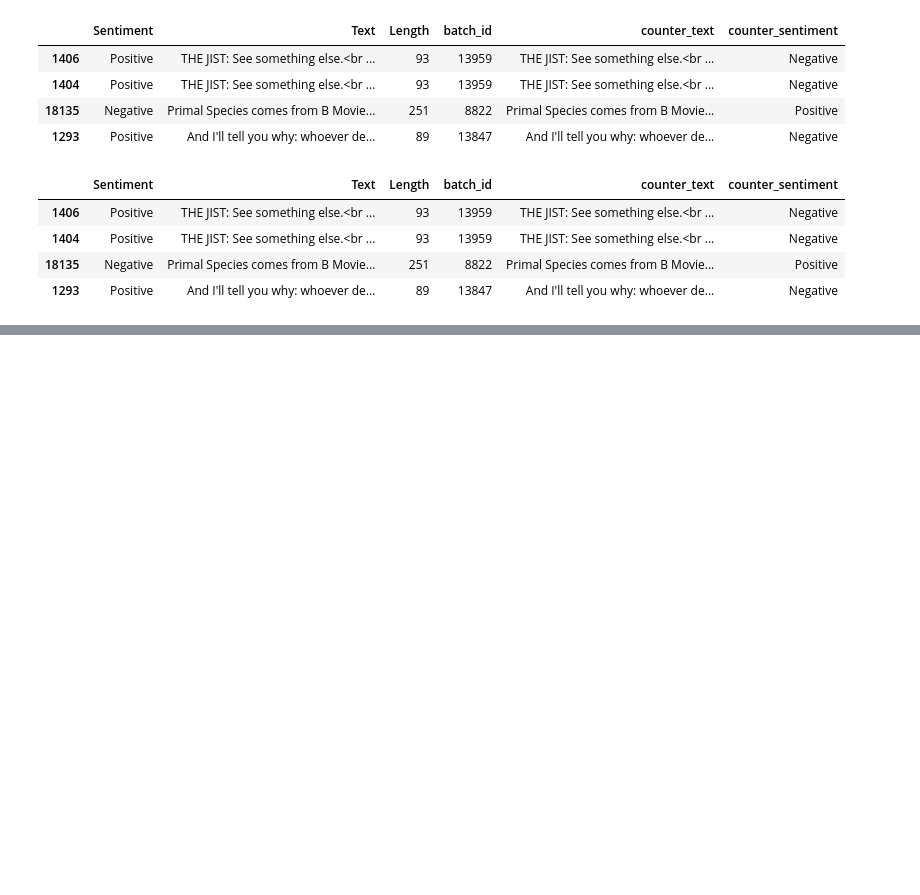
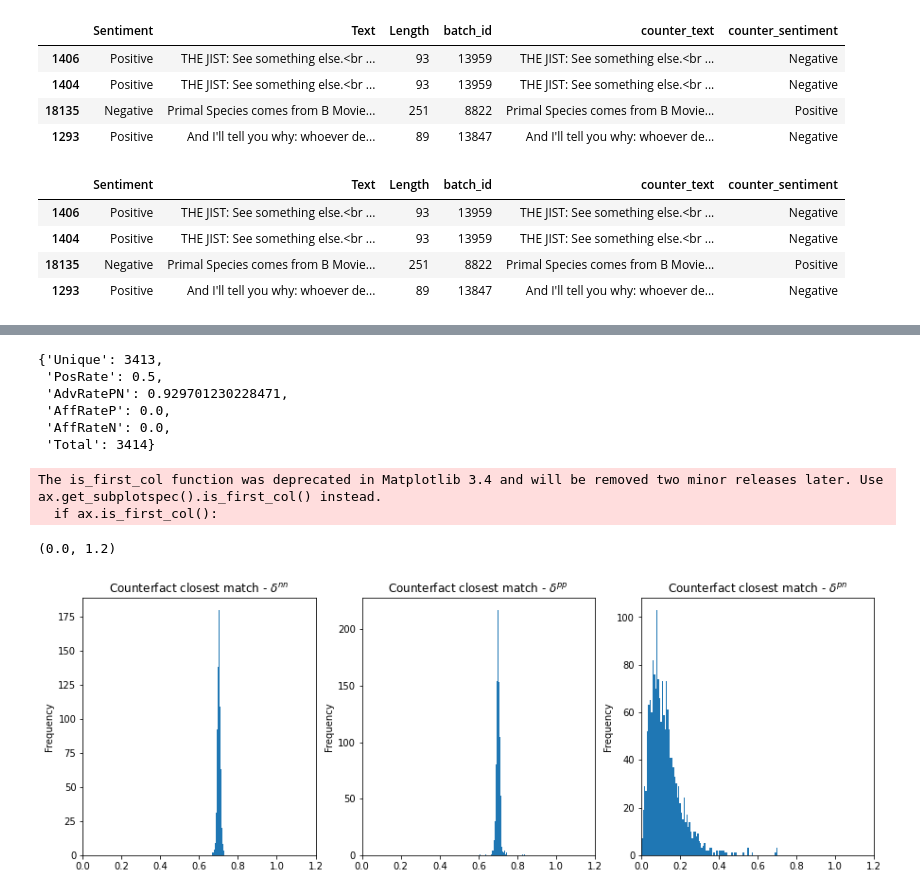
Before and after one commit to elangovana/large-scale-ptm-ppi, a Jupyter notebook: notebooks/counterfactuals_imdb_dataprep.ipynb, the cells around one changed output, grey strips where cells are left out. Saved outputs shown, nothing was run; the diff lists cells and outputs as text; code cells hidden in the pictures; blank space fills up the shorter version.

```diff
--- a/notebooks/counterfactuals_imdb_dataprep.ipynb
+++ b/notebooks/counterfactuals_imdb_dataprep.ipynb
@@ -248,3 +252,7 @@ def get_stats(df, threshold_adv=.25, threshold_aff=.50):
 
 
     return result, debug
+# %%
+%%time
+
+counterfact_stats, counterfact_debug = get_stats(df_counterfacts_train)
@@ -251,3 +271,30 @@ def get_stats(df, threshold_adv=.25, threshold_aff=.50):
+# %%
+counterfact_stats
+# %% [output]
+{'Unique': 3413,
+ 'PosRate': 0.5,
+ 'AdvRatePN': 0.929701230228471,
+ 'AffRateP': 0.0,
+ 'AffRateN': 0.0,
+ 'Total': 3414}
+# %%
+_, ax = plt.subplots(1,3,  figsize=(15,5))
+
+
+counterfact_debug["aff_n"]["closest_dist"].plot.hist(bins=100, ax=ax[0],  title = "Counterfact closest match - $\delta^{nn}$")
+ax[0].set_xlim(0, 1.2)
+
+counterfact_debug["aff_p"]["closest_dist"].plot.hist(bins=100, ax=ax[1],  title = "Counterfact closest match - $\delta^{pp}$")
+ax[1].set_xlim(0, 1.2)
+
+
+counterfact_debug["adv_p_n"]["closest_dist"].plot.hist(bins=100, ax=ax[2],  title = "Counterfact closest match - $\delta^{pn}$")
+ax[2].set_xlim(0, 1.2)
+# %% [output]
+The is_first_col function was deprecated in Matplotlib 3.4 and will be removed two minor releases later. Use ax.get_subplotspec().is_first_col() instead.
+  if ax.is_first_col():
+(0.0, 1.2)
+[figure, added]
 # %%
 def prep_counterfactual(df, adv_rate_pos=0.1, total_size=3400):
 
```
Also changed, not shown: parts of 9 cells of this notebook, 1 other file.
